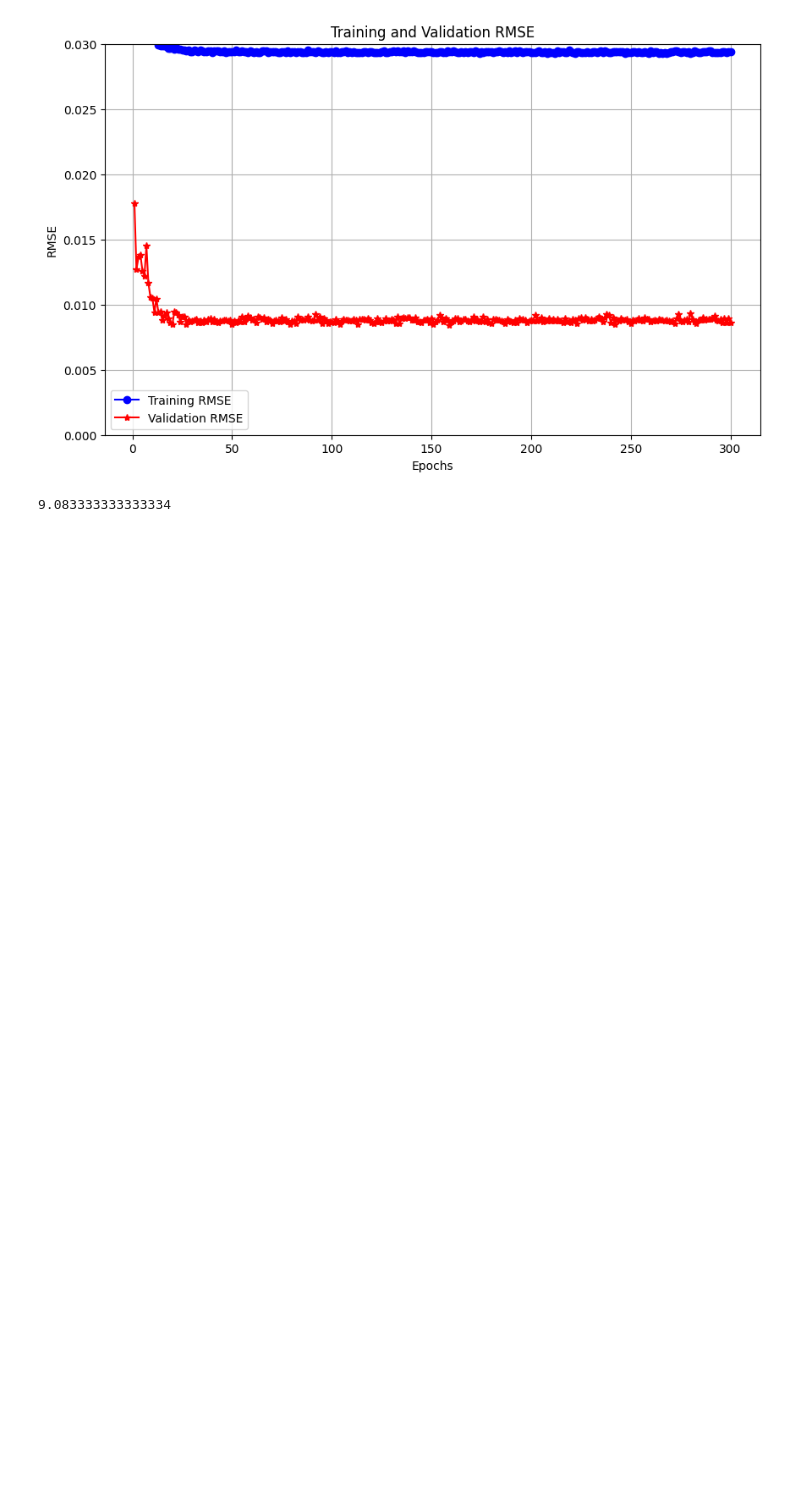
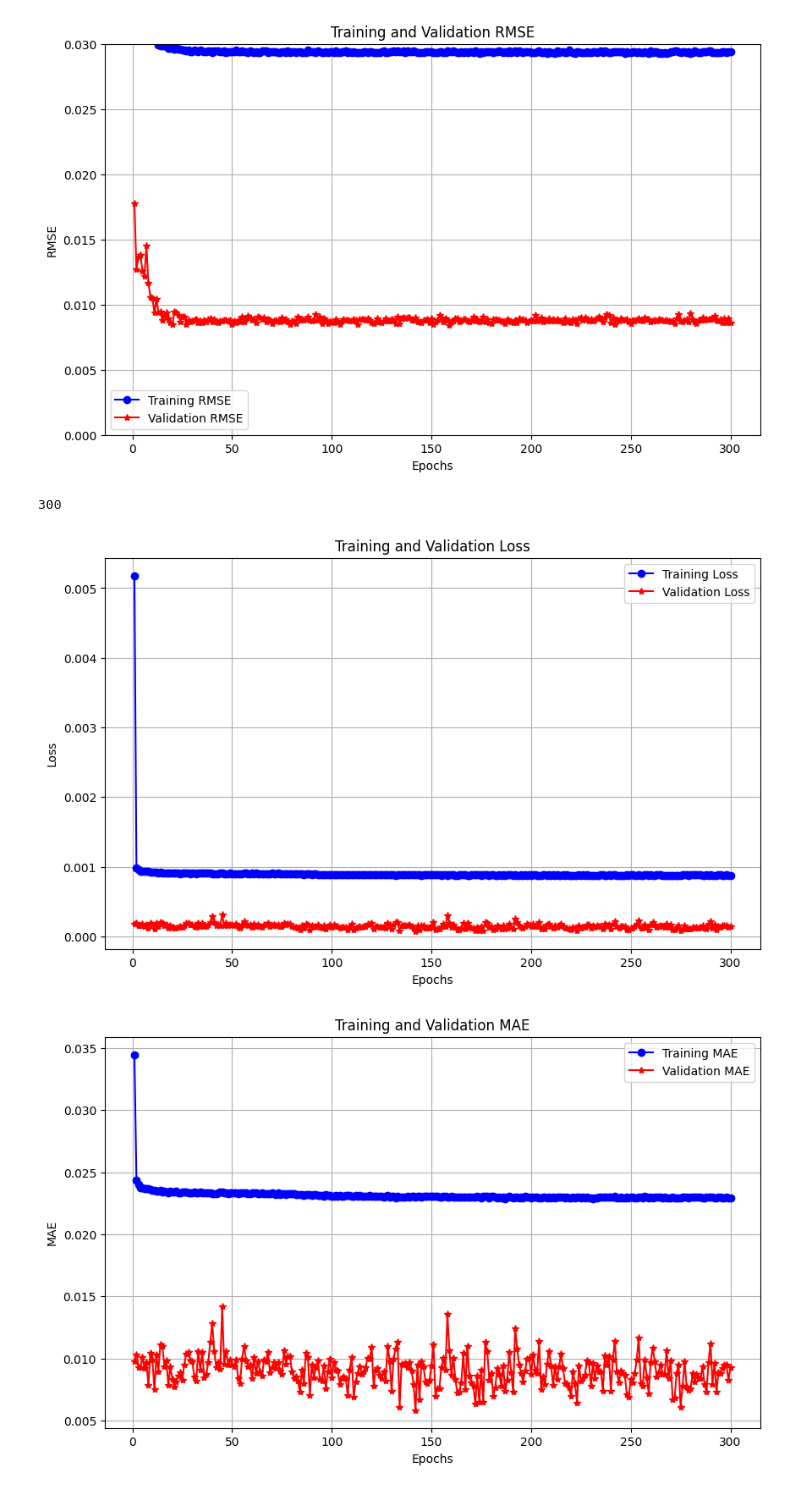
Before and after one commit to A-Hareed/BackMapNet, a Jupyter notebook: examine_model.ipynb, the cells around one changed output. Drawn from its saved outputs; the diff is of its cells as text; code cells hidden in the pictures; blank space fills up the shorter version.

```diff
--- a/examine_model.ipynb
+++ b/examine_model.ipynb
@@ -258,7 +258,14 @@ plot_history(history,'_LR')
 [figure]
 [figure]
 [figure]
-# %%
-545/60
-# %% [output]
-9.083333333333334
+# %%
+filename = '../MODELS/training_history_dropout_2_LEAKY_RELU.pkl'
+
+with open(filename, 'rb') as file:
+    history = pickle.load(file)
+
+plot_history(history,'_LeakyRELU')
+# %% [output]
+300
+[figure, added]
+[figure, added]
```
Also changed, not shown: parts of 1 cell of this notebook.
